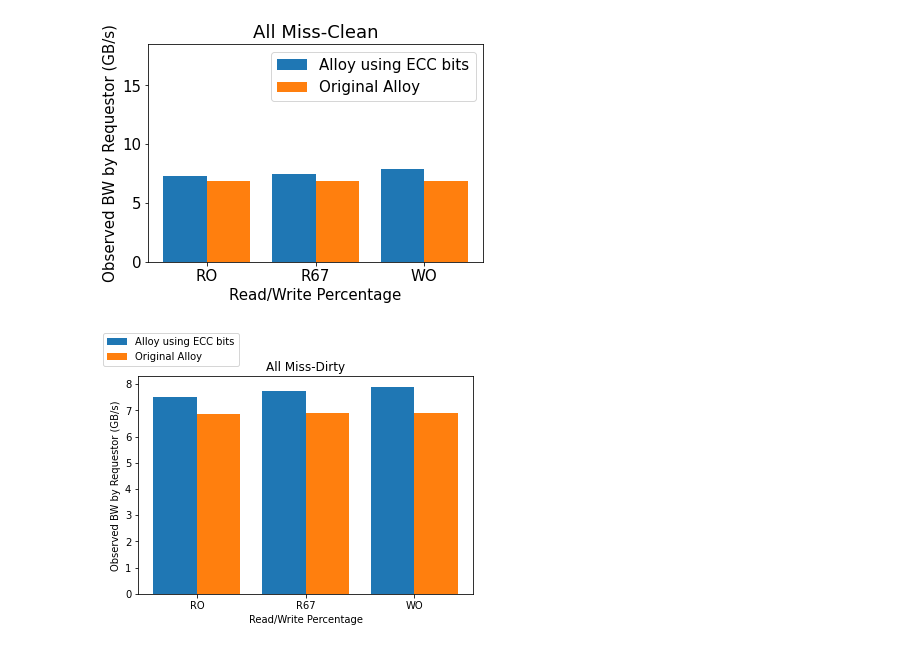
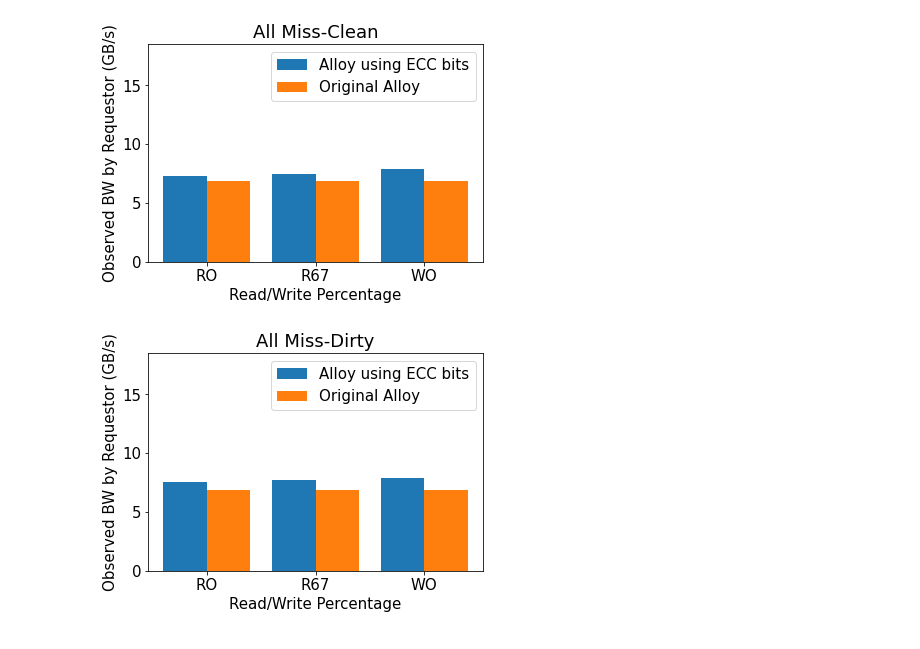
Before and after one commit to darchr/dramCacheController, a Jupyter notebook: myPlots/res_Sep_26/graph_Sep_26.ipynb, the cells around one changed output. Cells and saved outputs as stored; diff of their text form; code cells hidden in the pictures.

Commit message:
mem: alloy graphs

```diff
--- a/myPlots/res_Sep_26/graph_Sep_26.ipynb
+++ b/myPlots/res_Sep_26/graph_Sep_26.ipynb
@@ -147,29 +147,31 @@ plt.show()
 # %%
 x = ['RO', 'R67', 'WO']
 df_temp = df.query('(des==["2"]) and (hm==["MissDirty"])')[['totBW']]
 y2 = df_temp['totBW']
 df_temp = df.query('(des==["Alloy"]) and (hm==["MissDirty"])')[['totBW']]
 y3 = df_temp['totBW']
 
 x_axis = np.arange(len(x))
 
 # Multi bar Chart
 fig = plt.figure()
 fig.set_size_inches(6, 4)
 
+plt.ylim([0, 18.5])
+
 plt.bar(x_axis -0.2, y2, width=0.4, label = 'Alloy using ECC bits')
 plt.bar(x_axis +0.2, y3, width=0.4, label = 'Original Alloy')
 
 # Xticks
 
 plt.xticks(x_axis, x)
 
 # Display
 
 plt.title("All Miss-Dirty")
 plt.xlabel("Read/Write Percentage")
 plt.ylabel("Observed BW by Requestor (GB/s)")
-plt.legend(bbox_to_anchor=(0.3, 1.2), loc='upper right', borderaxespad=0)
+plt.legend()
 plt.show()
 # %% [output]
-[figure, old version]
+[figure, new version]
```
